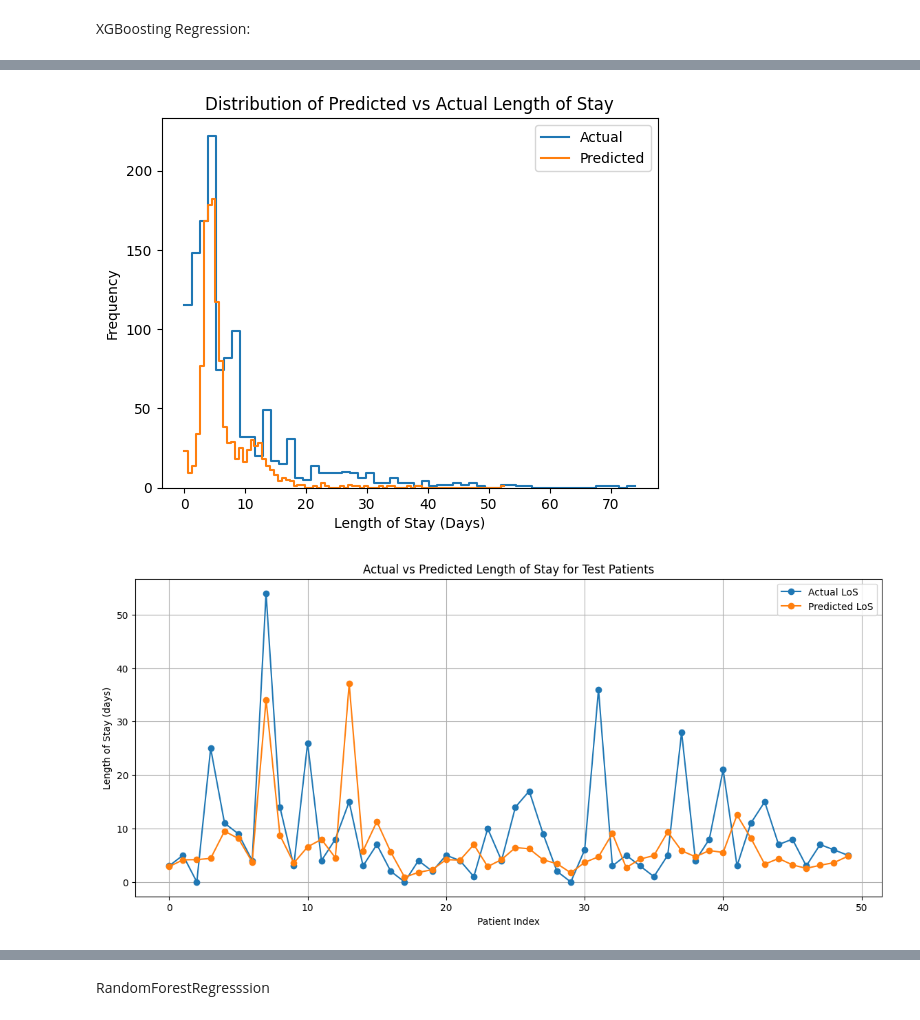
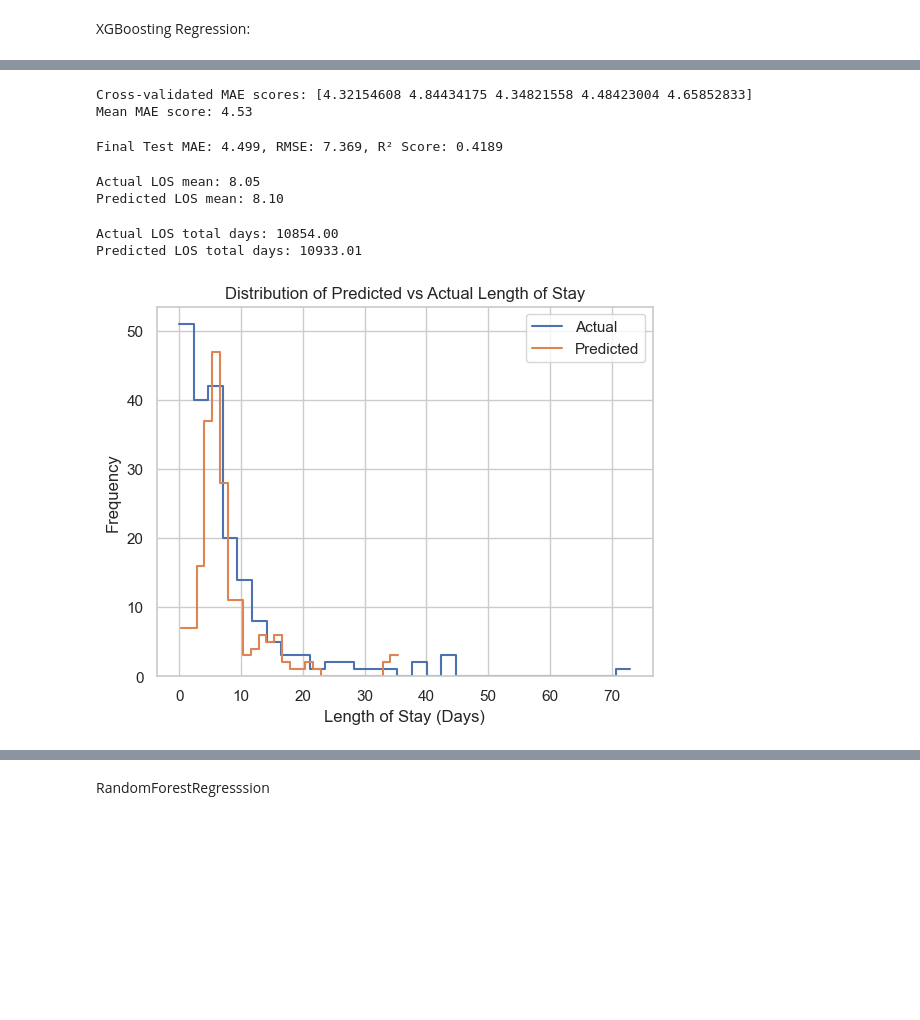
Before and after one commit to jawad-iqbal99/patient_length_of_stay, a Jupyter notebook: notebooks/LOS_EMERG.ipynb, the cells around one changed output, grey strips where cells are left out. Saved outputs shown, nothing was run; the diff lists cells and outputs as text; code cells hidden in the pictures; blank space fills up the shorter version.

```diff
--- a/notebooks/LOS_EMERG.ipynb
+++ b/notebooks/LOS_EMERG.ipynb
@@ -428,5 +443,10 @@ plt.show()
 # %% [markdown]
 XGBoosting Regression:
+# %%
+xgb_model_df = df_model_los.copy()
+# %%
+xgb_model_df['acuity'] = xgb_model_df['acuity'].fillna(xgb_model_df['acuity'].mode()[0])
+xgb_model_df['EthnicCategory'] = xgb_model_df['EthnicCategory'].fillna(xgb_model_df['EthnicCategory'].mode()[0])
 # %%
 # Import necessary libraries
 import optuna
@@ -574,0 +539,43 @@ Final Test MAE: 4.975, RMSE: 8.600, R² Score: 0.2102
+# %%
+# Train final model using best hyperparameters
+best_params_xgb = study_xgb.best_trial.params
+
+xgb_final_model = Pipeline([
+    ('preprocessor', preprocessor),
+    ('model', XGBRegressor(**best_params_xgb))
+])
+
+kf = KFold(n_splits=5, shuffle=True, random_state=42)
+
+cv_scores = cross_val_score(xgb_final_model, X_train, y_train, cv=kf, scoring='neg_mean_absolute_error')
+
+print("Cross-validated MAE scores:", -cv_scores)
+print(f"Mean MAE score: {np.mean(-cv_scores):.2f}")
+# %% [output]
+Cross-validated MAE scores: [4.32154608 4.84434175 4.34821558 4.48423004 4.65852833]
+Mean MAE score: 4.53
+# %%
+# Fit model and make predictions
+xgb_final_model.fit(X_train, y_train)
+
+xgb_y_pred = xgb_final_model.predict(X_test)
+
+xgb_r2 = r2_score(y_test, xgb_y_pred)
+xgb_mae = mean_absolute_error(y_test, xgb_y_pred)
+xgb_rmse = np.sqrt(mean_squared_error(y_test, xgb_y_pred))
+
+print(f"Final Test MAE: {xgb_mae:.3f}, RMSE: {xgb_rmse:.3f}, R² Score: {xgb_r2:.4f}")
+# %% [output]
+Final Test MAE: 4.499, RMSE: 7.369, R² Score: 0.4189
+# %%
+print(f"Actual LOS mean: {y_test.mean():.2f}")
+print(f"Predicted LOS mean: {xgb_y_pred.mean():.2f}")
+# %% [output]
+Actual LOS mean: 8.05
+Predicted LOS mean: 8.10
+# %%
+print(f"Actual LOS total days: {y_test.sum():.2f}")
+print(f"Predicted LOS total days: {xgb_y_pred.sum():.2f}")
+# %% [output]
+Actual LOS total days: 10854.00
+Predicted LOS total days: 10933.01
@@ -575,44 +587,21 @@ Final Test MAE: 4.975, RMSE: 8.600, R² Score: 0.2102
 # %%
 import seaborn as sns
 import matplotlib.pyplot as plt
 
 # Plot actual values
-sns.histplot(y_test, bins='auto', fill=False, element="step", label='Actual')
+sns.histplot(y_test[:200], bins='auto', fill=False, element="step", label='Actual')
 
 # Plot predicted values
-sns.histplot(y_pred, bins='auto', fill=False, element="step", label='Predicted')
+sns.histplot(xgb_y_pred[:200], bins='auto', fill=False, element="step", label='Predicted')
 
 
 # Add axis labels and legend
 plt.xlabel('Length of Stay (Days)')
 plt.ylabel('Frequency')
 plt.title('Distribution of Predicted vs Actual Length of Stay')
 plt.legend()
 
 # Show the plot
 plt.show()
 # %% [output]
-[figure, old version]
+[figure, new version]
-# %%
-
-import matplotlib.pyplot as plt
-import numpy as np
-
-# Convert to numpy arrays for indexing
-y_test_array = np.array(y_test[:50])
-y_pred_array = np.array(y_pred[:50])
-
-# Create an index for each patient
-indices = np.arange(len(y_test_array))
-
-# Plot actual vs predicted as line plot
-plt.figure(figsize=(14, 6))
-plt.plot(indices, y_test_array, label='Actual LoS', marker='o')
-plt.plot(indices, y_pred_array, label='Predicted LoS', marker='o')
-plt.xlabel('Patient Index')
-plt.ylabel('Length of Stay (days)')
-plt.title('Actual vs Predicted Length of Stay for Test Patients')
-plt.legend()
-plt.grid(True)
-# %% [output]
-[figure, removed]
```
Also changed, not shown: parts of 81 cells of this notebook, 27 other files.
